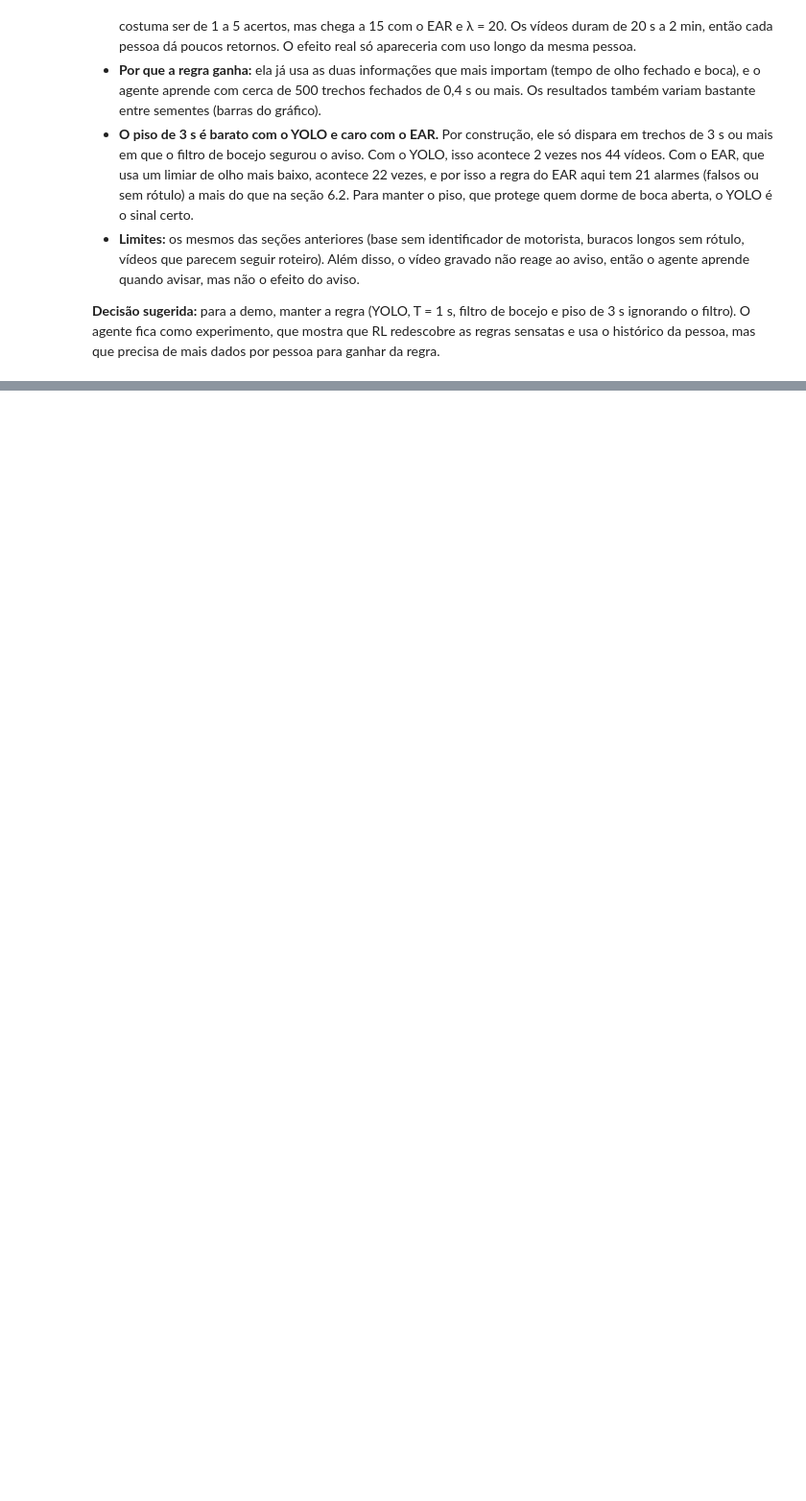
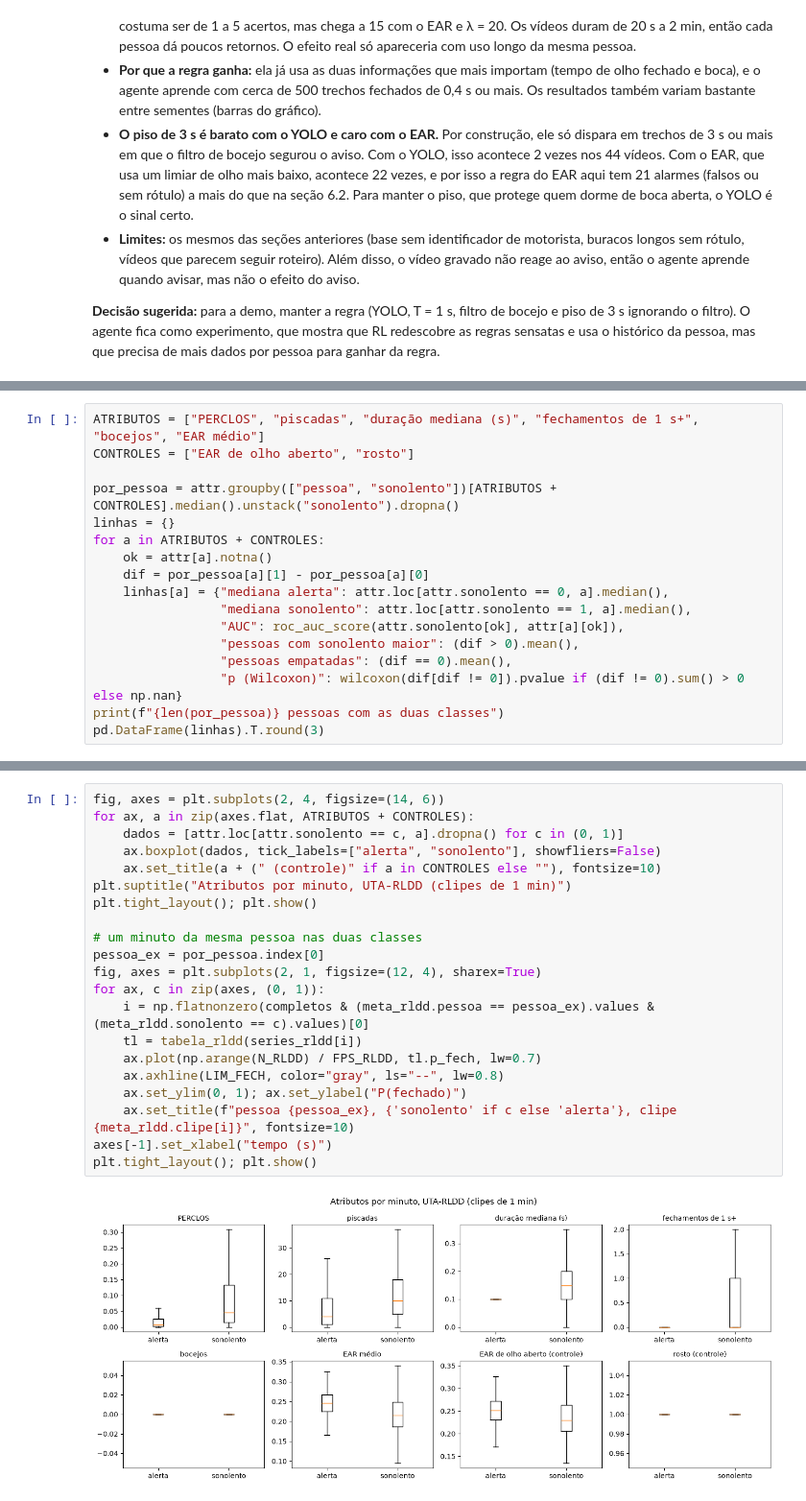
Before and after one commit to rcapozzielli/entrega_final_InsperAI_Wakely, a Jupyter notebook: wakely.ipynb, the cells around one changed output, grey strips where cells are left out. Shown at 96% size. Cells and saved outputs as stored; diff of their text form; blank space fills up the shorter version.

```diff
--- a/wakely.ipynb
+++ b/wakely.ipynb
@@ -2005,0 +2222,17 @@ decisões nos 44 vídeos (sem aviso recente): 2,707 | situações que aparecem:
+# %%
+ATRIBUTOS = ["PERCLOS", "piscadas", "duração mediana (s)", "fechamentos de 1 s+", "bocejos", "EAR médio"]
+CONTROLES = ["EAR de olho aberto", "rosto"]
+
+por_pessoa = attr.groupby(["pessoa", "sonolento"])[ATRIBUTOS + CONTROLES].median().unstack("sonolento").dropna()
+linhas = {}
+for a in ATRIBUTOS + CONTROLES:
+    ok = attr[a].notna()
+    dif = por_pessoa[a][1] - por_pessoa[a][0]
+    linhas[a] = {"mediana alerta": attr.loc[attr.sonolento == 0, a].median(),
+                 "mediana sonolento": attr.loc[attr.sonolento == 1, a].median(),
+                 "AUC": roc_auc_score(attr.sonolento[ok], attr[a][ok]),
+                 "pessoas com sonolento maior": (dif > 0).mean(),
+                 "pessoas empatadas": (dif == 0).mean(),
+                 "p (Wilcoxon)": wilcoxon(dif[dif != 0]).pvalue if (dif != 0).sum() > 0 else np.nan}
+print(f"{len(por_pessoa)} pessoas com as duas classes")
+pd.DataFrame(linhas).T.round(3)
@@ -2005,0 +2250,23 @@ decisões nos 44 vídeos (sem aviso recente): 2,707 | situações que aparecem:
+# %%
+fig, axes = plt.subplots(2, 4, figsize=(14, 6))
+for ax, a in zip(axes.flat, ATRIBUTOS + CONTROLES):
+    dados = [attr.loc[attr.sonolento == c, a].dropna() for c in (0, 1)]
+    ax.boxplot(dados, tick_labels=["alerta", "sonolento"], showfliers=False)
+    ax.set_title(a + (" (controle)" if a in CONTROLES else ""), fontsize=10)
+plt.suptitle("Atributos por minuto, UTA-RLDD (clipes de 1 min)")
+plt.tight_layout(); plt.show()
+
+# um minuto da mesma pessoa nas duas classes
+pessoa_ex = por_pessoa.index[0]
+fig, axes = plt.subplots(2, 1, figsize=(12, 4), sharex=True)
+for ax, c in zip(axes, (0, 1)):
+    i = np.flatnonzero(completos & (meta_rldd.pessoa == pessoa_ex).values & (meta_rldd.sonolento == c).values)[0]
+    tl = tabela_rldd(series_rldd[i])
+    ax.plot(np.arange(N_RLDD) / FPS_RLDD, tl.p_fech, lw=0.7)
+    ax.axhline(LIM_FECH, color="gray", ls="--", lw=0.8)
+    ax.set_ylim(0, 1); ax.set_ylabel("P(fechado)")
+    ax.set_title(f"pessoa {pessoa_ex}, {'sonolento' if c else 'alerta'}, clipe {meta_rldd.clipe[i]}", fontsize=10)
+axes[-1].set_xlabel("tempo (s)")
+plt.tight_layout(); plt.show()
+# %% [output]
+[figure, added]
```
Also changed, not shown: parts of 24 cells of this notebook, 2 other files.
